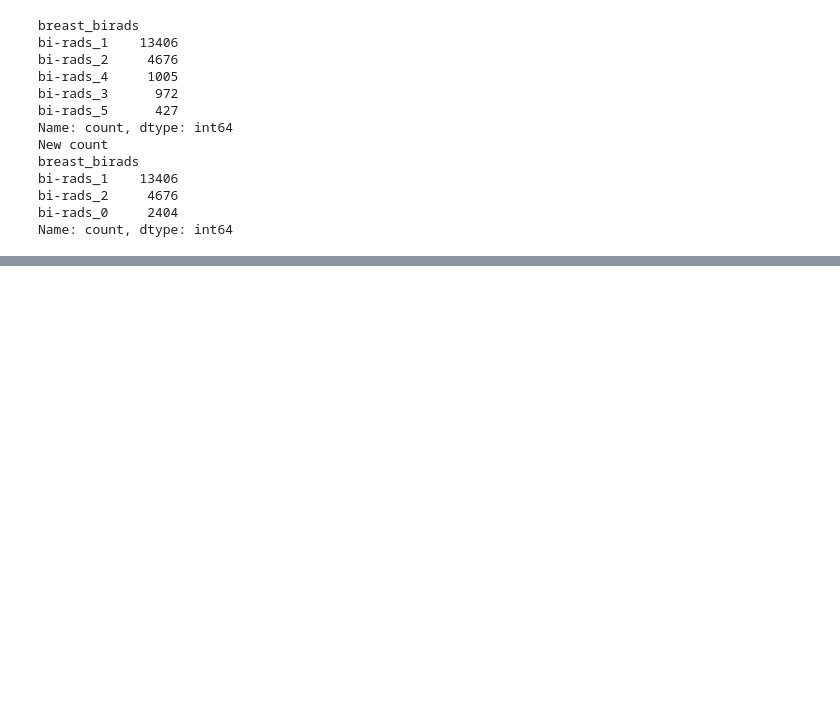
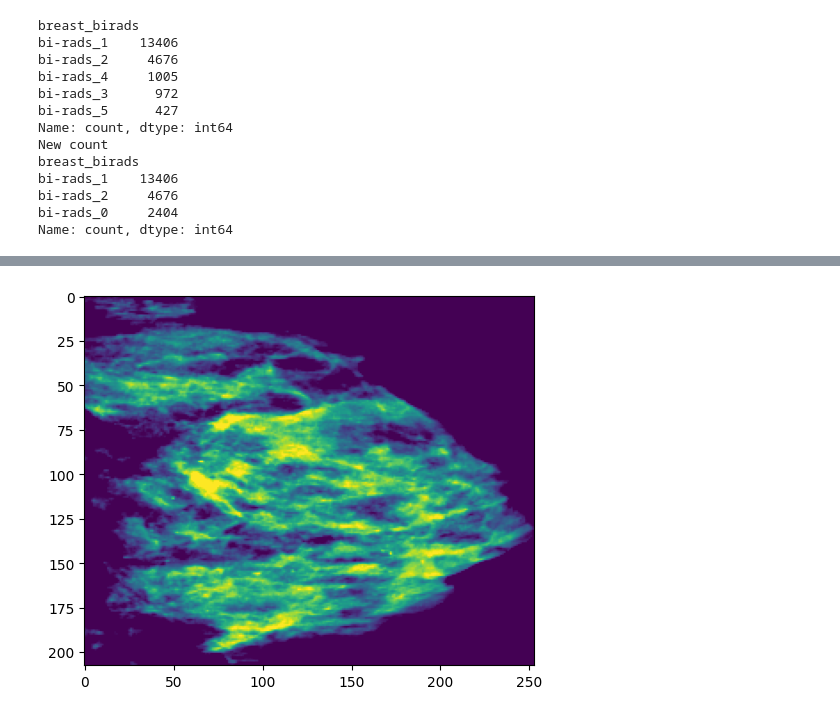
Before and after one commit to KP-AROB/AROB-VINDR-IMG, a Jupyter notebook: notebooks/birads.ipynb, the cells around one changed output, grey strips where cells are left out. Saved outputs shown, nothing was run; the diff lists cells and outputs as text; code cells hidden in the pictures; blank space fills up the shorter version.

```diff
--- a/notebooks/birads.ipynb
+++ b/notebooks/birads.ipynb
@@ -173,0 +190,5 @@ Name: count, dtype: int64
+# %%
+plt.imshow(normalized)
+plt.show()
+# %% [output]
+[figure, added]
```
Also changed, not shown: parts of 1 cell of this notebook, 10 other files.
